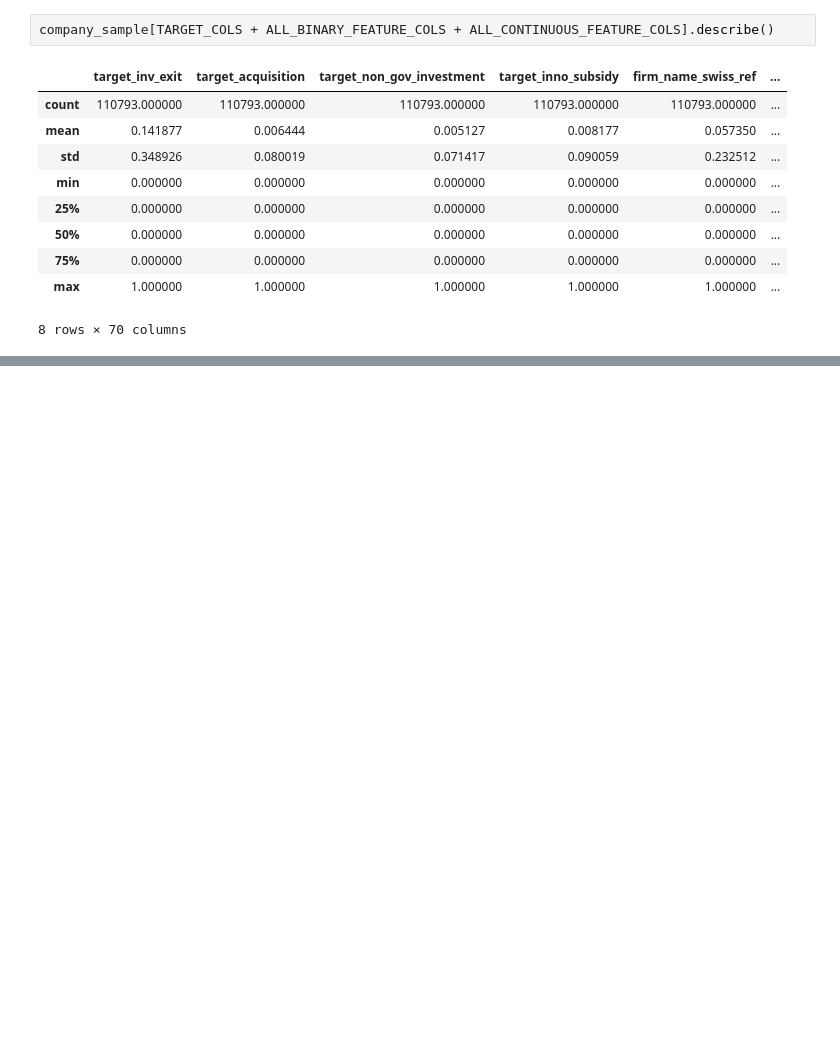
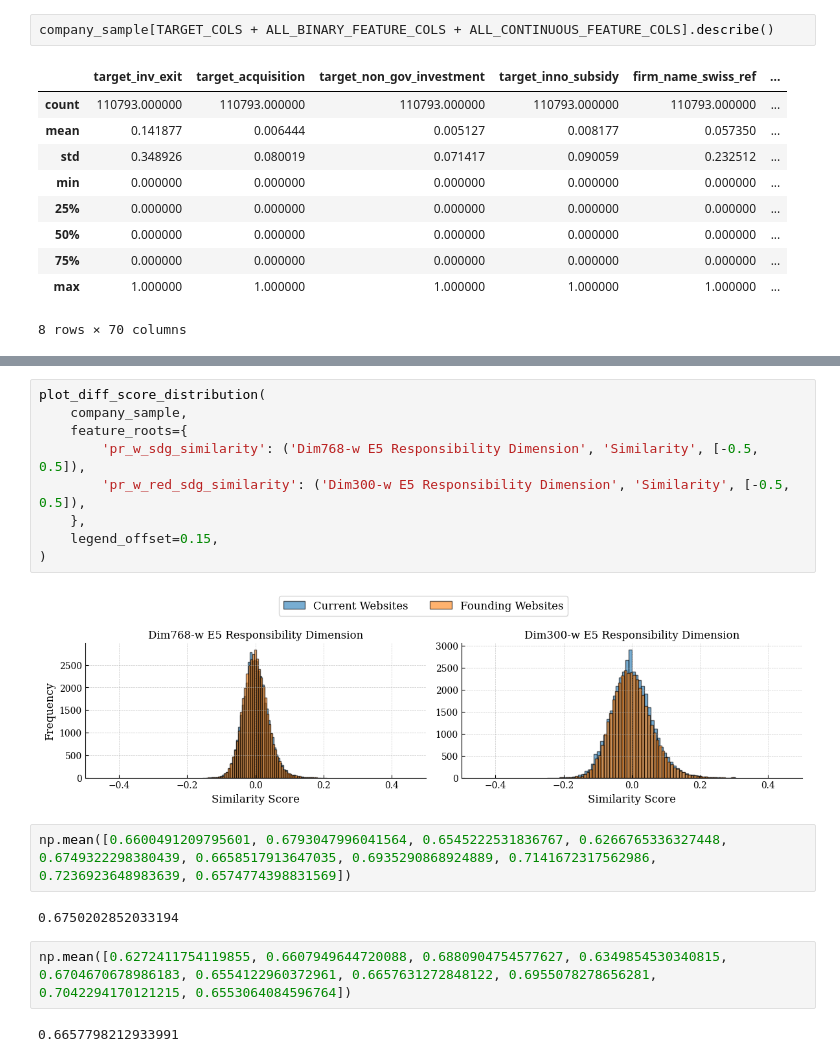
Before and after one commit to MaBlock7/company_success_prediction, a Jupyter notebook: notebooks/summary_statistics.ipynb, the cells around one changed output, grey strips where cells are left out. Cells and saved outputs as stored; diff of their text form; blank space fills up the shorter version.

```diff
--- a/notebooks/summary_statistics.ipynb
+++ b/notebooks/summary_statistics.ipynb
@@ -569,0 +600,19 @@ plot_diff_score_distribution(
+# %%
+plot_diff_score_distribution(
+    company_sample,
+    feature_roots={
+        'pr_w_sdg_similarity': ('Dim768-w E5 Responsibility Dimension', 'Similarity', [-0.5, 0.5]),
+        'pr_w_red_sdg_similarity': ('Dim300-w E5 Responsibility Dimension', 'Similarity', [-0.5, 0.5]),
+    },
+    legend_offset=0.15,
+)
+# %% [output]
+[figure, added]
+# %%
+np.mean([0.6600491209795601, 0.6793047996041564, 0.6545222531836767, 0.6266765336327448, 0.6749322298380439, 0.6658517913647035, 0.6935290868924889, 0.7141672317562986, 0.7236923648983639, 0.6574774398831569])
+# %% [output]
+0.6750202852033194
+# %%
+np.mean([0.6272411754119855, 0.6607949644720088, 0.6880904754577627, 0.6349854530340815, 0.6704670678986183, 0.6554122960372961, 0.6657631272848122, 0.6955078278656281, 0.7042294170121215, 0.6553064084596764])
+# %% [output]
+0.6657798212933991
```
Also changed, not shown: parts of 5 cells of this notebook, 10 other files.
